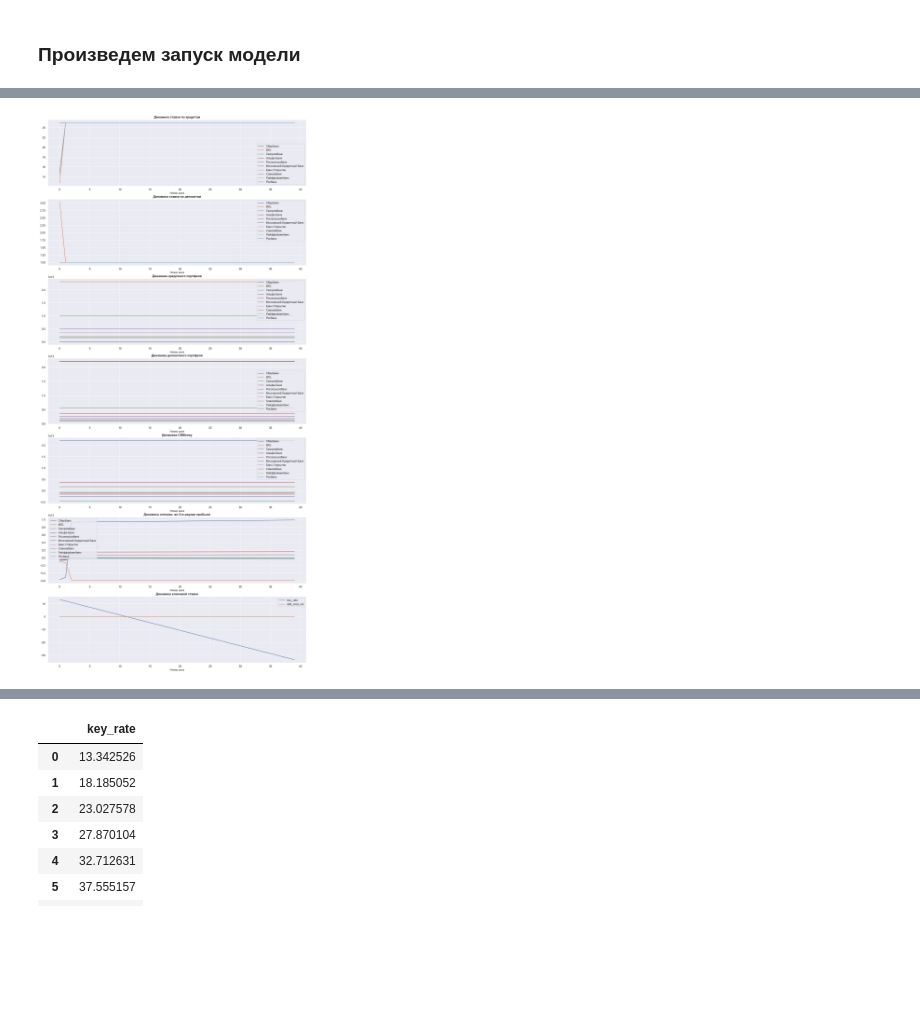
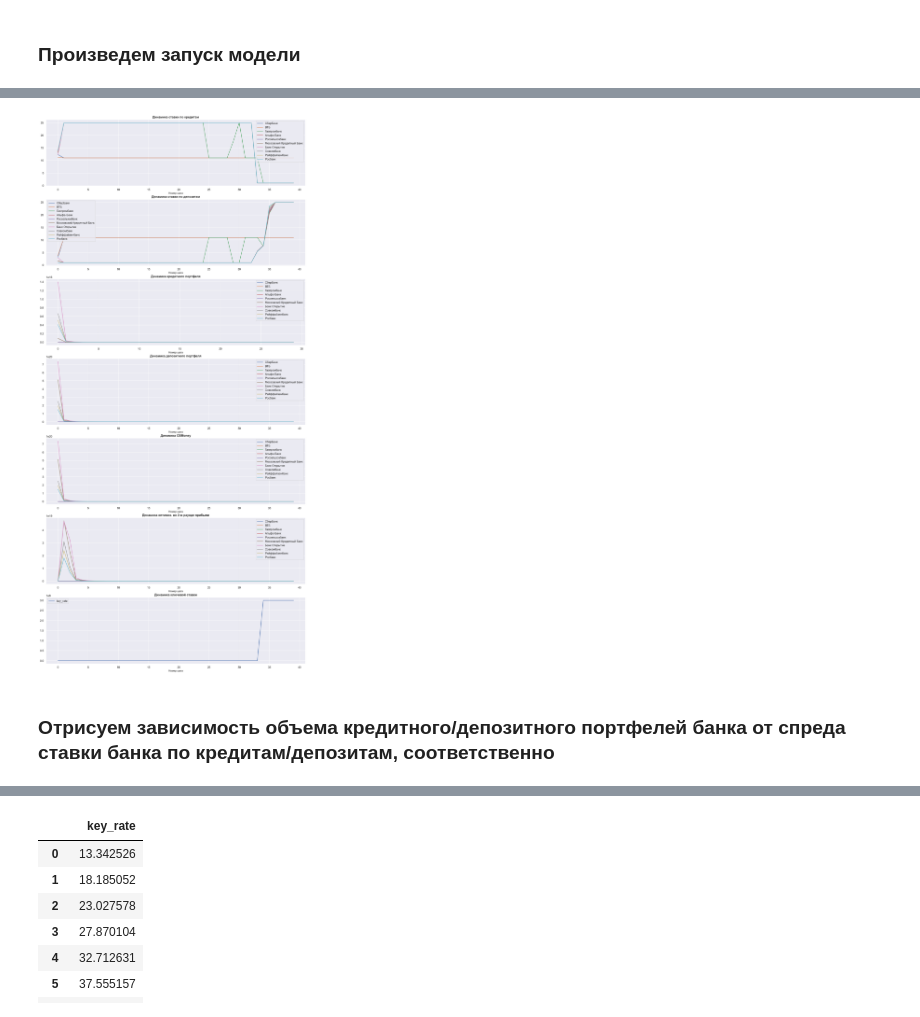
Before and after one commit to archimedes1515/coursework, a Jupyter notebook: KR.ipynb, the cells around one changed output, grey strips where cells are left out. Saved outputs shown, nothing was run; the diff lists cells and outputs as text; code cells hidden in the pictures; blank space fills up the shorter version.

```diff
--- a/KR.ipynb
+++ b/KR.ipynb
@@ -230,12 +230,16 @@ class BankSysAgent(Agent):
 
 
         else:
-            self.model.credit_rate_sum, self.model.deposit_rate_sum = 0, 0
-            for a in self.model.schedule.agents:
-                if a.agent_type == 'Bank':
-                    self.model.credit_rate_sum += self.model.credit_rate_dict[a.name] # .get(a.name, 0)
-                    self.model.deposit_rate_sum += self.model.deposit_rate_dict[a.name] # .get(a.name, 0)
-            mean_bank_credit_rate = credit_rate_sum / self.model.num_banks # считаем среднерыночную ставку
+            self.model.credit_rate_sum, self.model.deposit_rate_sum = \
+            sum(self.model.credit_rate_dict.values()), sum(self.model.deposit_rate_dict.values())
+#             for a in self.model.schedule.agents:
+#                 if a.agent_type == 'Bank':
+#                     self.model.credit_rate_sum += self.model.credit_rate_dict[a.name] # .get(a.name, 0)
+#                     self.model.deposit_rate_sum += self.model.deposit_rate_dict[a.name] # .get(a.name, 0)
+            # print(self.model.credit_rate_dict)
+#             print(self.model.credit_rate_dict.values())
+#             print(sum(self.model.credit_rate_dict.values()), credit_rate_sum)
+            mean_bank_credit_rate = self.model.credit_rate_sum / self.model.num_banks # считаем среднерыночную ставку
                                                                     # и объем взятых ЧС кредитов
             self.model.credit_vol = self.model.credit_vol_calc(mean_bank_credit_rate,
                                                                self.model.pelast, self.model.start_balance,
@@ -328,9 +332,9 @@ class BankSysModel(Model):
                 self.schedule.add(a)
 
         self.datacollector = DataCollector(
-            # agent_reporters={'CBMoney': 'CBMoney'},
             model_reporters={'key_rate': 'key_rate_t',
-                             'delt_cred_vol': 'delt_cred_vol'},
+                             'delt_cred_vol': 'delt_cred_vol',
+                            'credit_vol' : 'credit_vol'},
             tables={'CreditRates': banks_names,
                    'DepositRates': banks_names,
                    'CreditPortfolios': banks_names,
@@ -340,8 +344,6 @@ class BankSysModel(Model):
         ) # для сбора данных по прогону модели
 
     def step(self):
-#         self.datacollector.add_table_row('CreditRates', credit_rate_dict)
-#         self.datacollector.add_table_row('DepositRates', deposit_rate_dict)
         self.schedule.step()
         self.datacollector.collect(self)
         self.datacollector.add_table_row('CreditRates', credit_rate_dict)
@@ -496,8 +486,5 @@ CreditPortfolios_data = model.datacollector.get_table_dataframe('CreditPortfolio
 DepositPortfolios_data = model.datacollector.get_table_dataframe('DepositPortfolios')
 CBMoney_data = model.datacollector.get_table_dataframe('CBMoney')
 BankProfit_optimiz_data = model.datacollector.get_table_dataframe('BankProfit_optimiz')
-#delt_cred_vol
-key_rate = model.datacollector.get_model_vars_dataframe()
-# opinion_data.T.stack().T.plot(legend=False, figsize=(12,6))
-# plt.show()
+other_vars = model.datacollector.get_model_vars_dataframe()
 # %%
@@ -535,9 +542,11 @@ def res_plot(titles_lst, *dfs):
 # %%
 titles_lst = ['ставки по кредитам', 'ставки по депозитам', 'кредитного портфеля',
               'депозитного портфеля', 'CBMoney', 'оптимиз. во 2-м раунде прибыли',
               'ключевой ставки']
 res_plot(titles_lst, CreditRates_data, DepositRates_data,
-         CreditPortfolios_data, DepositPortfolios_data,
-         CBMoney_data, BankProfit_optimiz_data, key_rate) #,
+         CreditPortfolios_data.iloc[:30, :], DepositPortfolios_data,
+         CBMoney_data, BankProfit_optimiz_data, other_vars[['key_rate']]) #,
 # %% [output]
-[figure, old version]
+[figure, new version]
+# %% [markdown]
+### Отрисуем зависимость объема кредитного/депозитного портфелей банка от спреда ставки банка по кредитам/депозитам, соответственно
```
Also changed, not shown: parts of 29 cells of this notebook.
